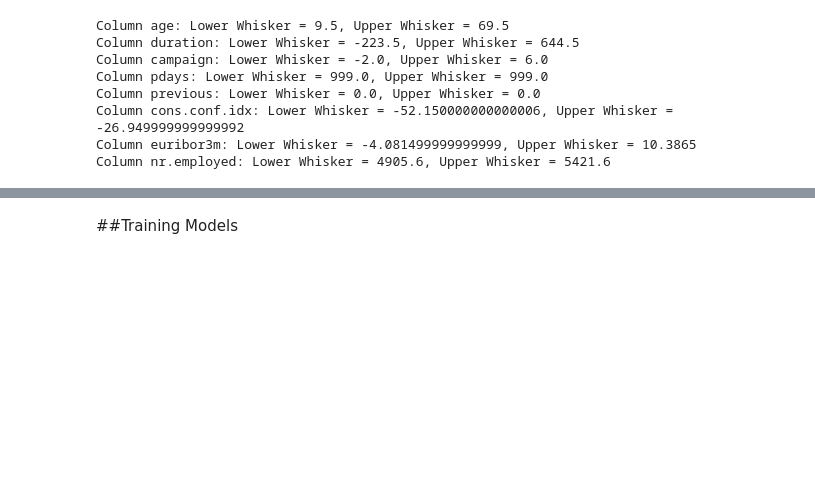
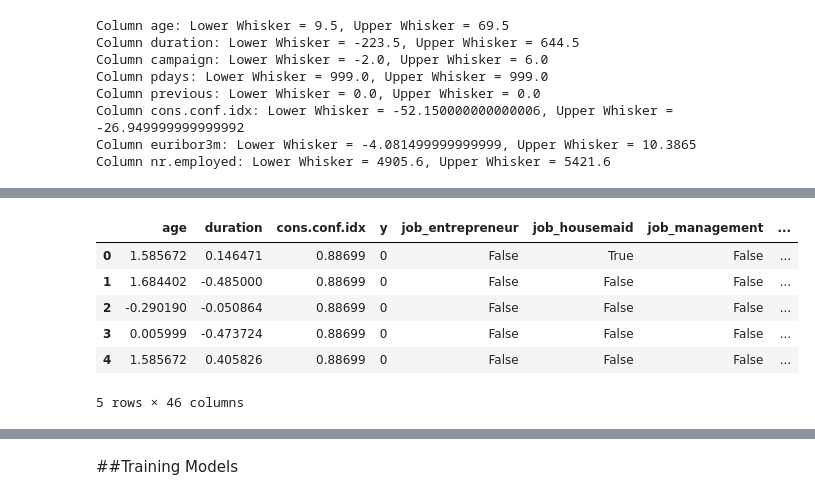
Before and after one commit to SithmiDesilva/Bank_Marketing_Prediction, a Jupyter notebook: Bank_Marketing_Prediction.ipynb, the cells around one changed output, grey strips where cells are left out. Saved outputs shown, nothing was run; the diff lists cells and outputs as text; code cells hidden in the pictures; blank space fills up the shorter version.

```diff
--- a/Bank_Marketing_Prediction.ipynb
+++ b/Bank_Marketing_Prediction.ipynb
@@ -304,0 +328,10 @@ data_encoded_1[numerical_columns_1] = scaler.fit_transform(data_encoded_1[numeri
+# %%
+data_encoded_1.head()
+# %% [output]
+|  | age | duration | cons.conf.idx | y | job_entrepreneur | job_housemaid | job_management | ... |
+| 0 | 1.585672 | 0.146471 | 0.88699 | 0 | False | True | False | ... |
+| 1 | 1.684402 | -0.485000 | 0.88699 | 0 | False | False | False | ... |
+| 2 | -0.290190 | -0.050864 | 0.88699 | 0 | False | False | False | ... |
+| 3 | 0.005999 | -0.473724 | 0.88699 | 0 | False | False | False | ... |
+| 4 | 1.585672 | 0.405826 | 0.88699 | 0 | False | False | False | ... |
+5 rows × 46 columns
```
Also changed, not shown: parts of 11 cells of this notebook.
